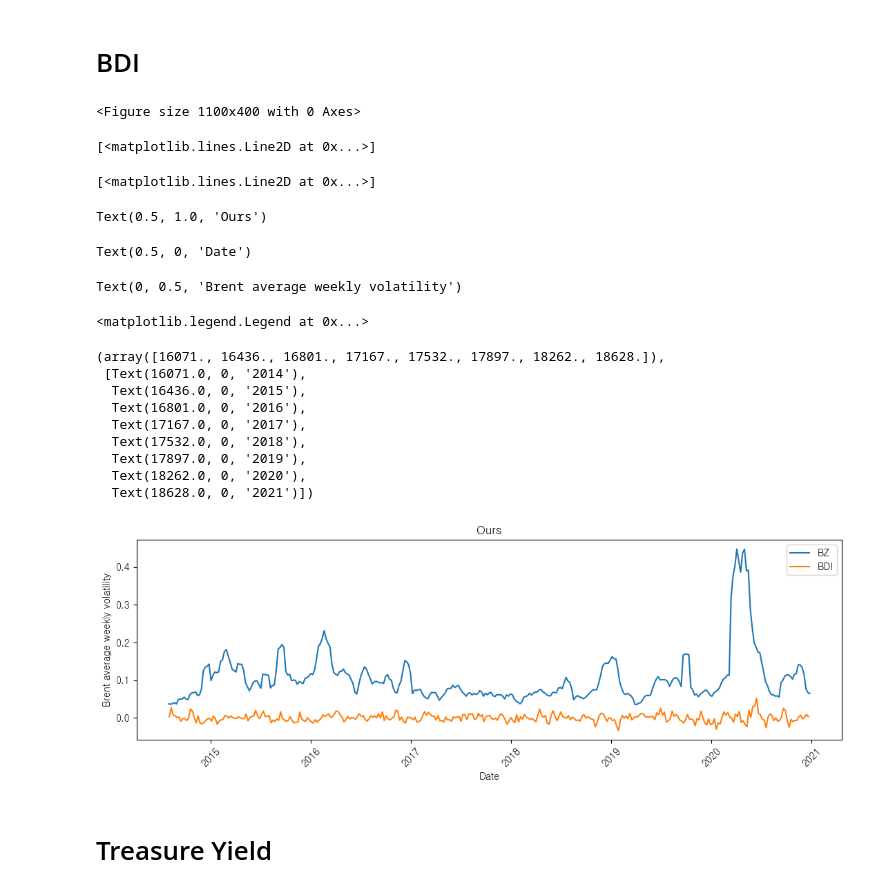
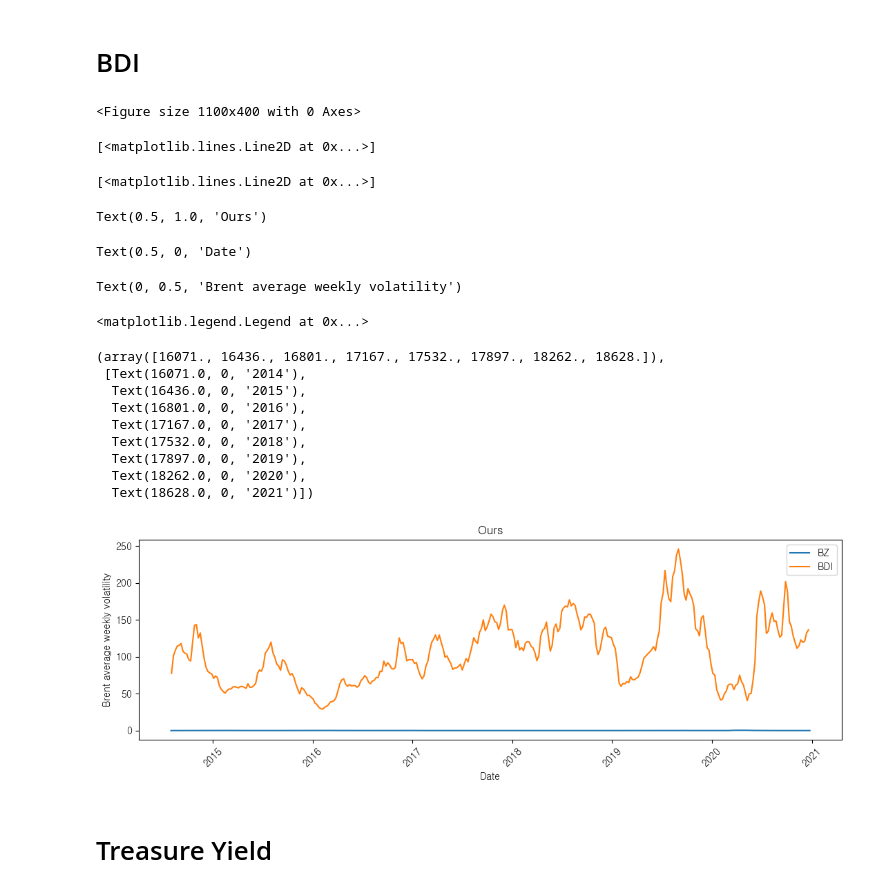
Before and after one commit to kimjuhwan1234/Volatility_Forecasting, a Jupyter notebook: preprocessing.ipynb, the cells around one changed output. Cells and saved outputs as stored; diff of their text form; code cells hidden in the pictures.

```diff
--- a/preprocessing.ipynb
+++ b/preprocessing.ipynb
@@ -371,35 +371,34 @@ BDI = BDI.sort_index()
 BDI.name = 'BDI'
 BDI = BDI.drop('1986-01-05')
 # %%
-BDI = BDI.pct_change().apply(lambda x: np.log(x + 1)).dropna()
 plt.figure(figsize=(11, 4))
 plt.plot(BZ_vol.loc['2014-08-01':'2020-12-31'], label='BZ')
 plt.plot(BDI.loc['2014-08-01':'2020-12-31'] /10, label='BDI')
 plt.title('Ours')
 plt.xlabel('Date')
 plt.ylabel('Brent average weekly volatility')
 plt.legend()
 plt.xticks(rotation=45)
 plt.tight_layout()
 plt.show()
 # %% [output]
 <Figure size 1100x400 with 0 Axes>
 [<matplotlib.lines.Line2D at 0x...>]
 [<matplotlib.lines.Line2D at 0x...>]
 Text(0.5, 1.0, 'Ours')
 Text(0.5, 0, 'Date')
 Text(0, 0.5, 'Brent average weekly volatility')
 <matplotlib.legend.Legend at 0x...>
 (array([16071., 16436., 16801., 17167., 17532., 17897., 18262., 18628.]),
  [Text(16071.0, 0, '2014'),
   Text(16436.0, 0, '2015'),
   Text(16801.0, 0, '2016'),
   Text(17167.0, 0, '2017'),
   Text(17532.0, 0, '2018'),
   Text(17897.0, 0, '2019'),
   Text(18262.0, 0, '2020'),
   Text(18628.0, 0, '2021')])
-[figure, old version]
+[figure, new version]
 # %% [markdown]
 # Treasure Yield
 # %%
```
Also changed, not shown: parts of 14 cells of this notebook, 20 other files.
